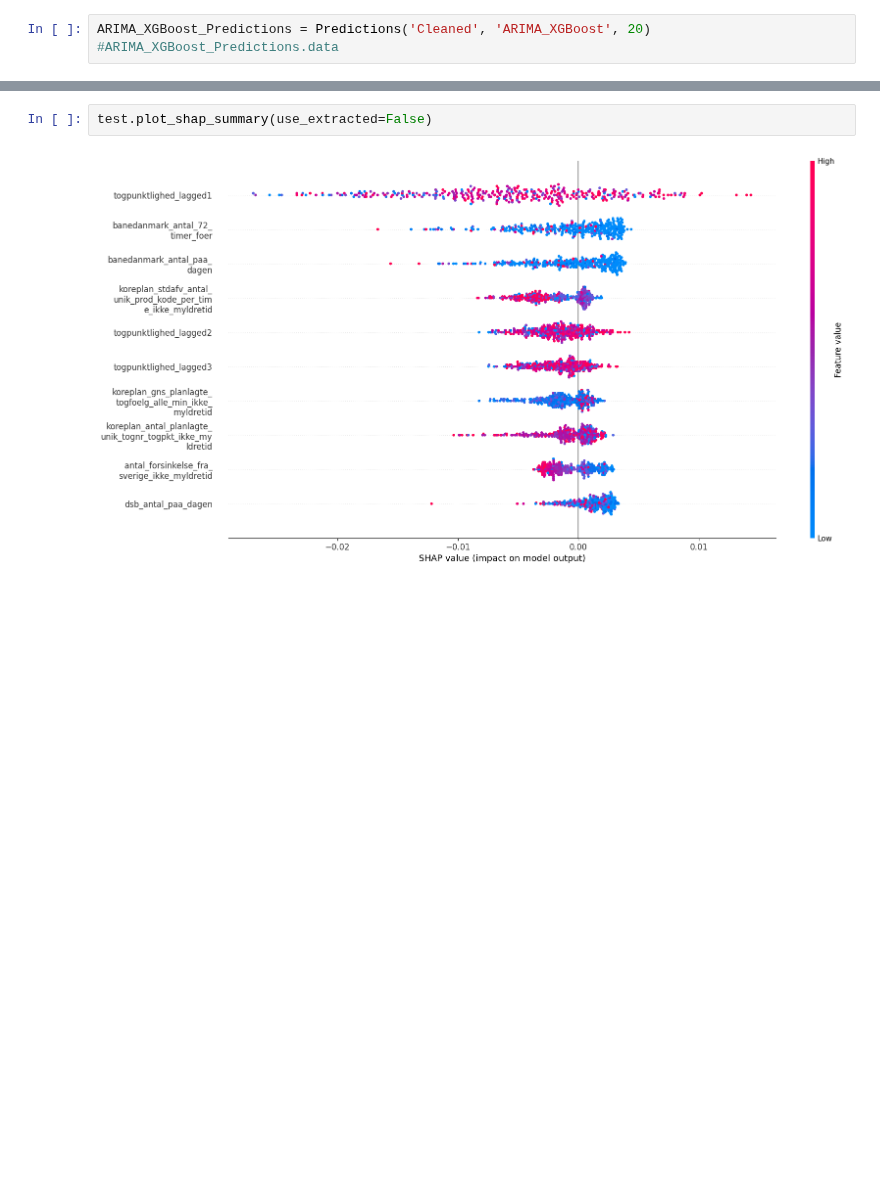
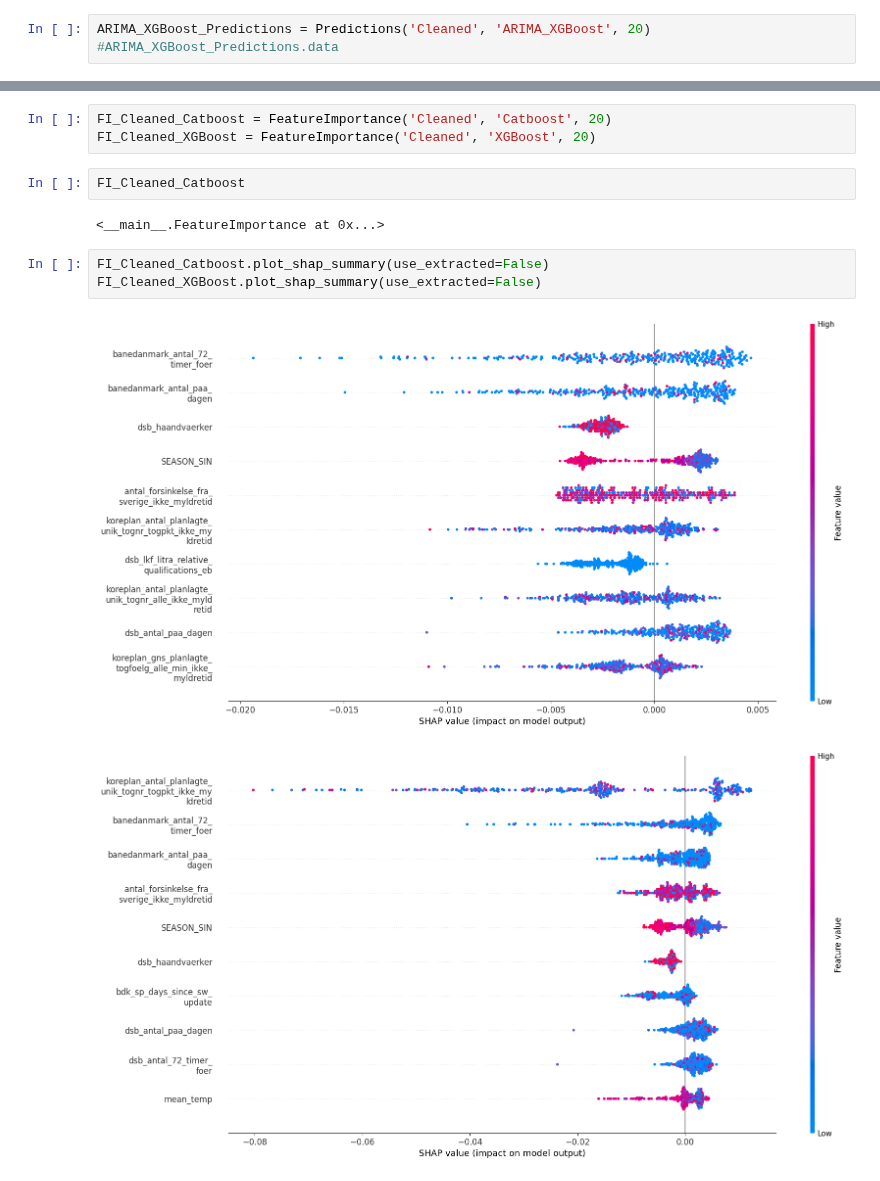
Before and after one commit to clarachristiansen/Bachelor_project, a Jupyter notebook: Visualize_CV_new_format.ipynb, the cells around one changed output, grey strips where cells are left out. Saved outputs shown, nothing was run; the diff lists cells and outputs as text; blank space fills up the shorter version.

Commit message:
SHAP visualizations

```diff
--- a/Visualize_CV_new_format.ipynb
+++ b/Visualize_CV_new_format.ipynb
@@ -458,4 +566,13 @@ test = FeatureImportance('Test', 'Catboost', 20)
+# %%
+FI_Cleaned_Catboost = FeatureImportance('Cleaned', 'Catboost', 20)
+FI_Cleaned_XGBoost = FeatureImportance('Cleaned', 'XGBoost', 20)
+# %%
+FI_Cleaned_Catboost
+# %% [output]
+<__main__.FeatureImportance at 0x...>
 # %%
-test.plot_shap_summary(use_extracted=False)
+FI_Cleaned_Catboost.plot_shap_summary(use_extracted=False)
+FI_Cleaned_XGBoost.plot_shap_summary(use_extracted=False)
 # %% [output]
-[figure, old version]
+[figure, new version]
+[figure, added]
```
Also changed, not shown: parts of 12 cells of this notebook.
